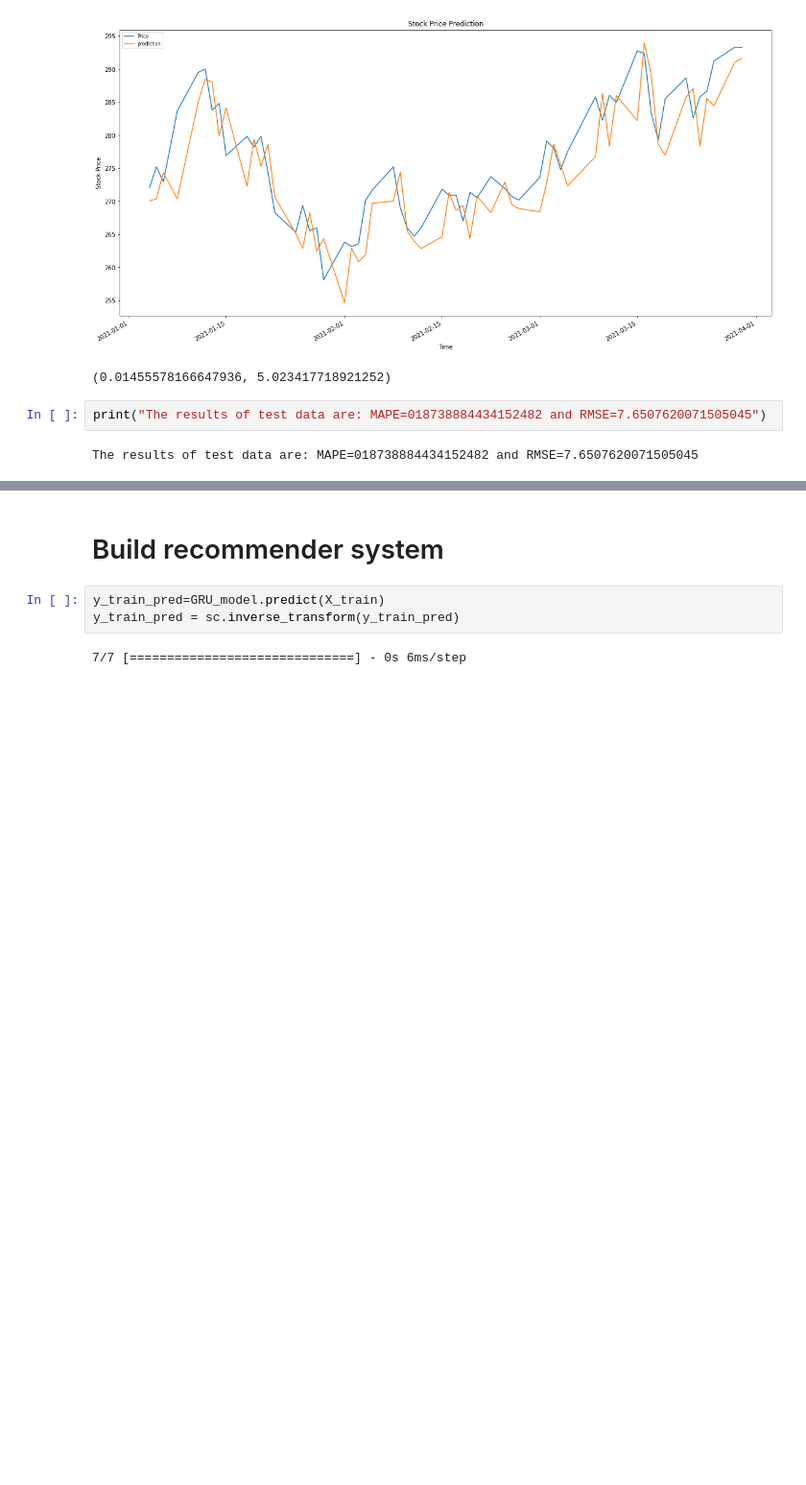
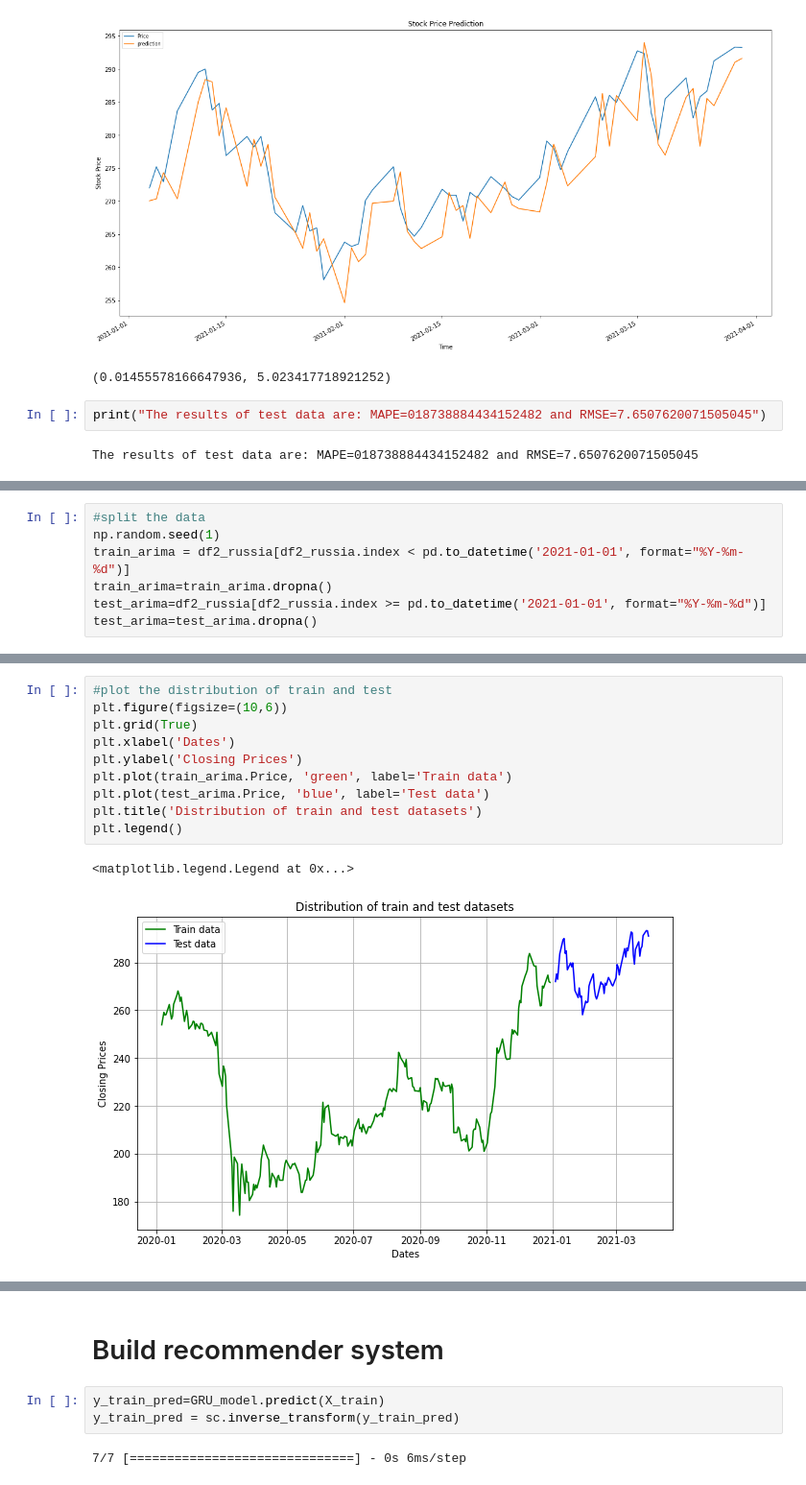
Before and after one commit to gbangout-apziva/forecasting_stockprice, a Jupyter notebook: forecasting_stockprice.ipynb, the cells around one changed output, grey strips where cells are left out. Shown at 96% size. Cells and saved outputs as stored; diff of their text form; blank space fills up the shorter version.

```diff
--- a/forecasting_stockprice.ipynb
+++ b/forecasting_stockprice.ipynb
@@ -762,0 +822,7 @@ The results of test data are: MAPE=018738884434152482 and RMSE=7.650762007150504
+# %%
+#split the data
+np.random.seed(1)
+train_arima = df2_russia[df2_russia.index < pd.to_datetime('2021-01-01', format="%Y-%m-%d")]
+train_arima=train_arima.dropna()
+test_arima=df2_russia[df2_russia.index >= pd.to_datetime('2021-01-01', format="%Y-%m-%d")]
+test_arima=test_arima.dropna()
@@ -762,0 +849,13 @@ The results of test data are: MAPE=018738884434152482 and RMSE=7.650762007150504
+# %%
+#plot the distribution of train and test
+plt.figure(figsize=(10,6))
+plt.grid(True)
+plt.xlabel('Dates')
+plt.ylabel('Closing Prices')
+plt.plot(train_arima.Price, 'green', label='Train data')
+plt.plot(test_arima.Price, 'blue', label='Test data')
+plt.title('Distribution of train and test datasets')
+plt.legend()
+# %% [output]
+<matplotlib.legend.Legend at 0x...>
+[figure, added]
```
Also changed, not shown: parts of 26 cells of this notebook.
